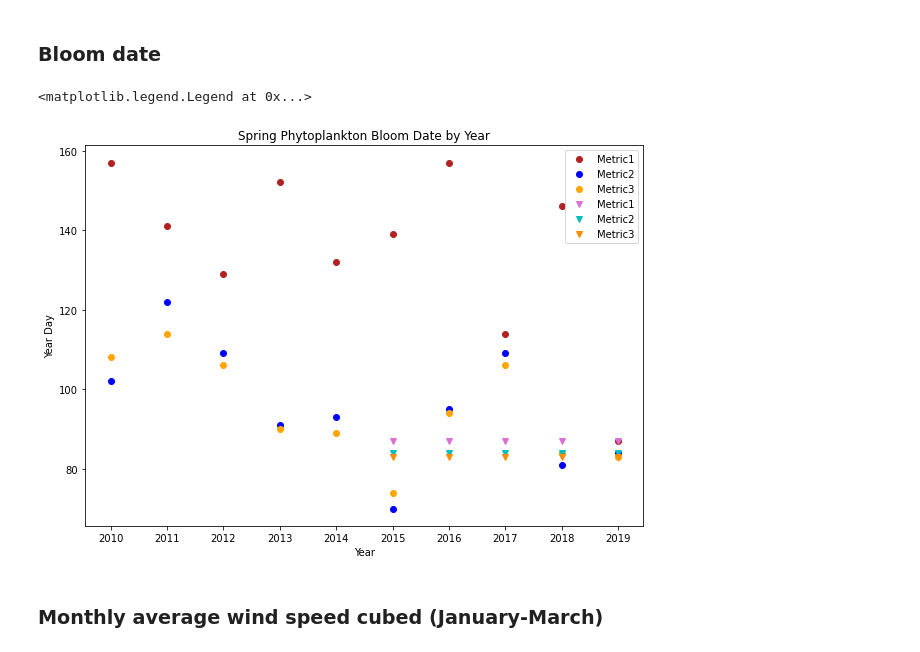
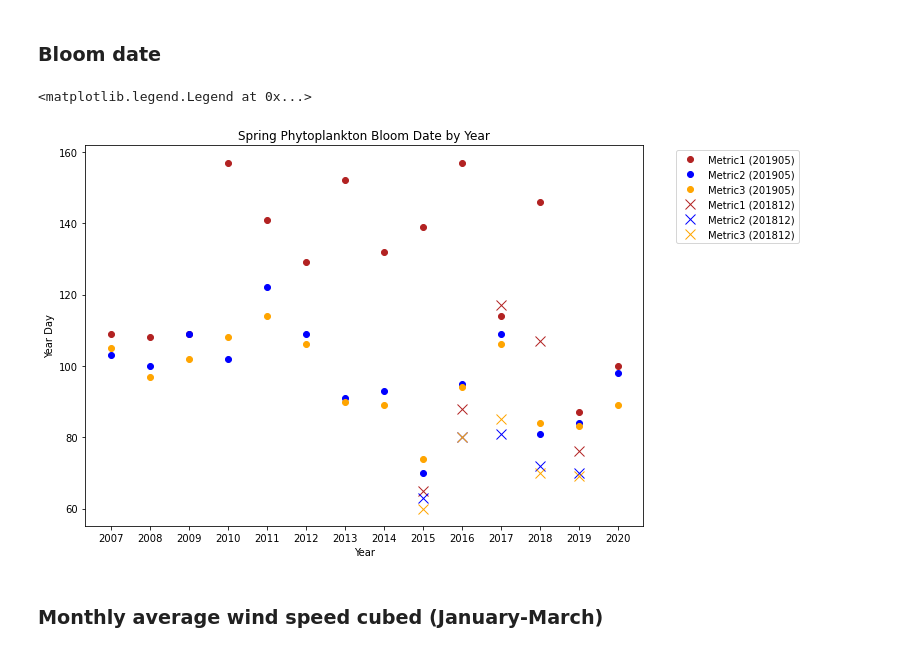
Before and after one commit to SalishSeaCast/Analysis-Aline, a Jupyter notebook: notebooks/Bloom_Timing/201905EnvironmentalDrivers.ipynb, the cells around one changed output. Saved outputs shown, nothing was run; the diff lists cells and outputs as text; code cells hidden in the pictures.

```diff
--- a/notebooks/Bloom_Timing/201905EnvironmentalDrivers.ipynb
+++ b/notebooks/Bloom_Timing/201905EnvironmentalDrivers.ipynb
@@ -122,6 +124,11 @@ if recalc==True or not os.path.isfile(savepath):
             salinity.append(np.array(grid.vosaline.isel(deptht=ik,y=ij,x=ii))) #surface salinity
 
         jW,iW,wopsdir,wnam_fmt=bloomdrivers.getWindVarsYear(iyear)
+        if start==dt.datetime(2007,1,1):
+            start=dt.datetime(2007,1,3)
+        else:
+            pass
+
         flist2=et.index_model_files(start,end,wopsdir,wnam_fmt,flen=1,ftype='None',tres=24)
         with xr.open_mfdataset(flist2['paths']) as winds:
             u_wind.append(np.array(winds.u_wind.isel(y=jW,x=iW)))
@@ -296,7 +349,7 @@ years=list()
 bloomtime1=list()
 bloomtime2=list()
 bloomtime3=list()
-for year in range(2010,2020):
+for year in range(2007,2021):
     fname3=f'springBloomTime_{str(year)}_{loc}_{modver}.pkl'
     savepath3=os.path.join(savedir,fname3)
     bio_time0,sno30,sdiat0,sflag0,scili0,diat_alld0,no3_alld0,flag_alld0,cili_alld0,phyto_alld0,\
@@ -335,9 +388,9 @@ for year in range(2015,2020):
     bt2_18=bloomdrivers.metric2_bloomtime(sphyto0,sno30,bio_time0)
     bt3_18=bloomdrivers.metric3_bloomtime(sphyto0,sno30,bio_time0)
     shortyears.append(year)
-    bloomtime1_18.append(bt1)
-    bloomtime2_18.append(bt2)
-    bloomtime3_18.append(bt3)
+    bloomtime1_18.append(bt1_18)
+    bloomtime2_18.append(bt2_18)
+    bloomtime3_18.append(bt3_18)
 shortyears=np.array(shortyears)
 bloomtime1_18=np.array(bloomtime1_18)
 bloomtime2_18=np.array(bloomtime2_18)
@@ -410,7 +443,7 @@ midno3jan=list()
 midno3feb=list()
 midno3mar=list()
 
-for year in range(2010,2020):
+for year in range(2007,2021):
     fname=f'JanToMarch_TimeSeries_{year}_{loc}_{modver}.pkl'
     savepath=os.path.join(savedir,fname)
     bio_time,diat_alld,no3_alld,flag_alld,cili_alld,microzoo_alld,mesozoo_alld,\
@@ -542,20 +584,20 @@ deepno3mar=np.array(deepno3mar)
 # %%
 # plot bloomtime for each year:
 fig,ax=plt.subplots(1,1,figsize=(10,7))
-p1=ax.plot(years,yearday1, 'o',color='firebrick',label='Metric1')
-p2=ax.plot(years,yearday2, 'o',color='b',label='Metric2')
-p3=ax.plot(years,yearday3, 'o',color='orange',label='Metric3')
-p4=ax.plot(shortyears,yearday1_18, 'v',color='orchid',label='Metric1')
-p5=ax.plot(shortyears,yearday2_18, 'v',color='c',label='Metric2')
-p6=ax.plot(shortyears,yearday3_18, 'v',color='darkorange',label='Metric3')
+p1=ax.plot(years,yearday1, 'o',color='firebrick',label='Metric1 (201905)')
+p2=ax.plot(years,yearday2, 'o',color='b',label='Metric2 (201905)')
+p3=ax.plot(years,yearday3, 'o',color='orange',label='Metric3 (201905)')
+p4=ax.plot(shortyears,yearday1_18, 'x',color='firebrick',label='Metric1 (201812)',markersize=10)
+p5=ax.plot(shortyears,yearday2_18, 'x',color='b',label='Metric2 (201812)',markersize=10)
+p6=ax.plot(shortyears,yearday3_18, 'x',color='orange',label='Metric3 (201812)',markersize=10)
 ax.set_ylabel('Year Day')
 ax.set_xlabel('Year')
 ax.set_title('Spring Phytoplankton Bloom Date by Year')
-ax.set_xticks([2010,2011,2012,2013,2014,2015,2016,2017,2018,2019])
-ax.legend(handles=[p1[0],p2[0],p3[0],p4[0],p5[0],p6[0]],loc='upper right')
+ax.set_xticks([2007,2008,2009,2010,2011,2012,2013,2014,2015,2016,2017,2018,2019,2020])
+ax.legend(handles=[p1[0],p2[0],p3[0],p4[0],p5[0],p6[0]],bbox_to_anchor=(1.05, 1.0))
 # %% [output]
 <matplotlib.legend.Legend at 0x...>
-[figure, old version]
+[figure, new version]
 # %% [markdown]
 ### Monthly average wind speed cubed (January-March)
 # %%
```
Also changed, not shown: parts of 22 cells of this notebook.
